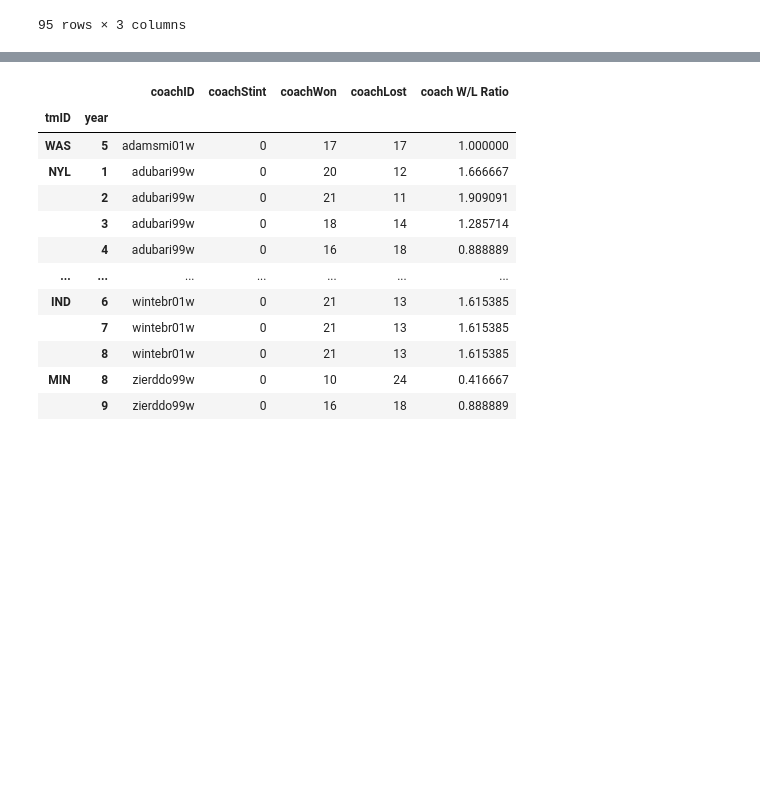
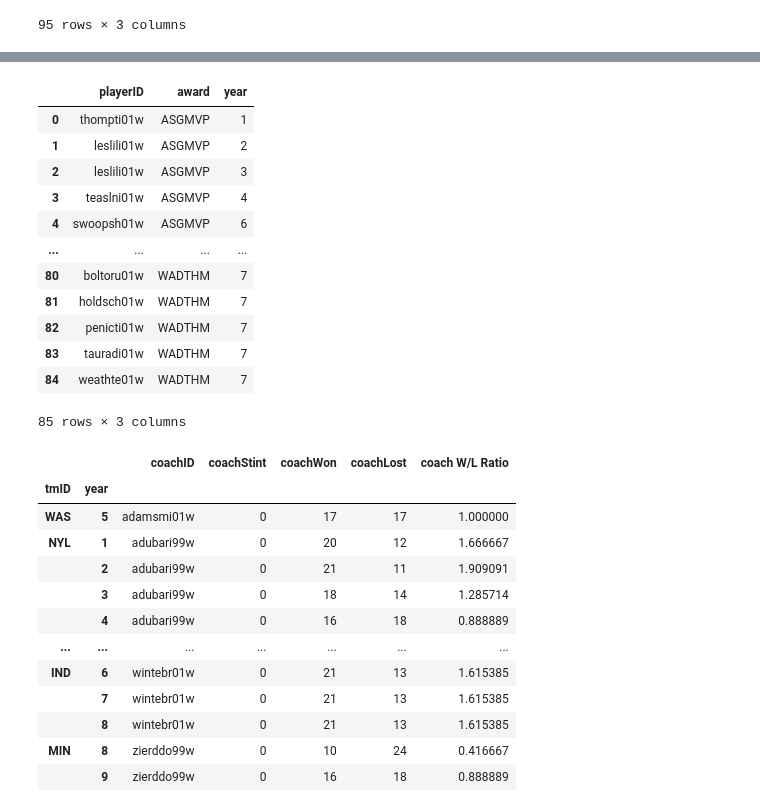
Before and after one commit to 13luiscabral13/AC, a Jupyter notebook: dataJoins.ipynb, the cells around one changed output, grey strips where cells are left out. Saved outputs shown, nothing was run; the diff lists cells and outputs as text; code cells hidden in the pictures; blank space fills up the shorter version.

```diff
--- a/dataJoins.ipynb
+++ b/dataJoins.ipynb
@@ -39,3 +60,19 @@ players_awards
+# %%
+players_awards
+# %% [output]
+|  | playerID | award | year |
+| 0 | thompti01w | ASGMVP | 1 |
+| 1 | leslili01w | ASGMVP | 2 |
+| 2 | leslili01w | ASGMVP | 3 |
+| 3 | teaslni01w | ASGMVP | 4 |
+| 4 | swoopsh01w | ASGMVP | 6 |
+| ... | ... | ... | ... |
+| 80 | boltoru01w | WADTHM | 7 |
+| 81 | holdsch01w | WADTHM | 7 |
+| 82 | penicti01w | WADTHM | 7 |
+| 83 | tauradi01w | WADTHM | 7 |
+| 84 | weathte01w | WADTHM | 7 |
+85 rows × 3 columns
 # %%
 coaches = pd.read_csv('dataset_edited/coaches.csv')
 coaches = coaches.set_index(['tmID', 'year'])
```
Also changed, not shown: parts of 4 cells of this notebook, 1 other file.
